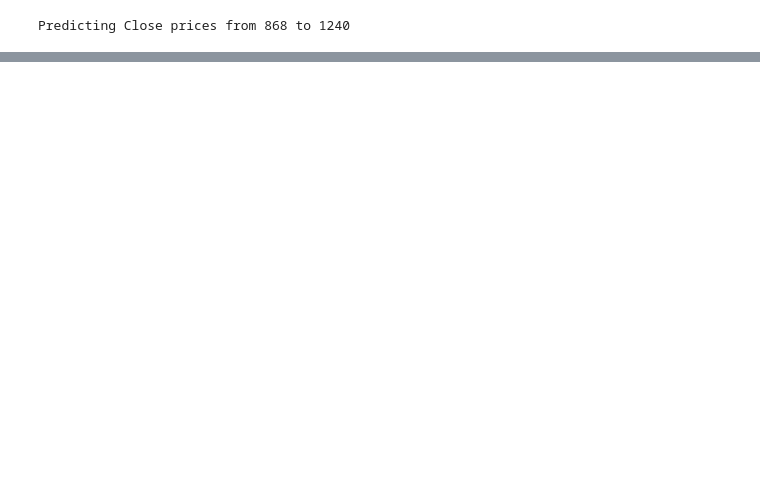
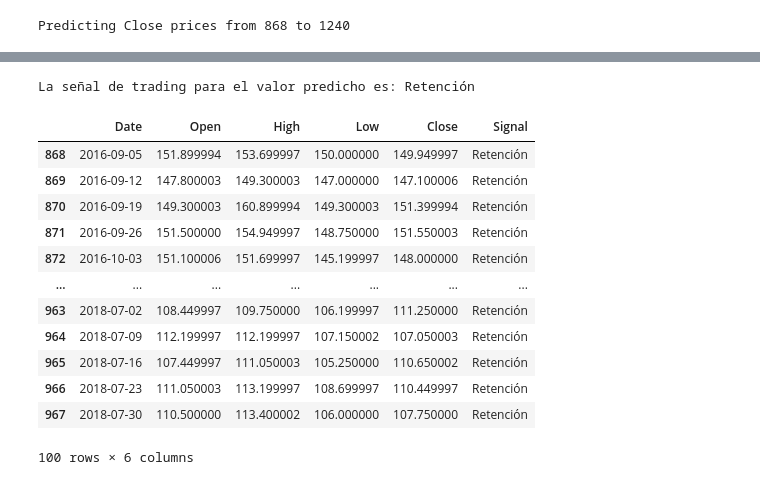
Before and after one commit to kevinalexis1/Chaos-Coders, a Jupyter notebook: HMC_coffe_ary.ipynb, the cells around one changed output, grey strips where cells are left out. Saved outputs shown, nothing was run; the diff lists cells and outputs as text; code cells hidden in the pictures; blank space fills up the shorter version.

```diff
--- a/HMC_coffe_ary.ipynb
+++ b/HMC_coffe_ary.ipynb
@@ -166,0 +236,59 @@ error_10days
+# %%
+# Inicializa una lista para almacenar las señales
+trade_signals = []
+
+# Define umbrales
+buy_threshold = 0.044592
+sell_threshold = -0.042083
+# Todo lo demás se considerará una señal de retención
+
+# Generar señales de trading
+for i in range(1, len(actual_close_prices)):
+    real_close_price_prev_day = actual_close_prices[i - 1]
+    predicted_close_price_today = actual_close_prices[i]
+
+    # Calcula el cambio fraccional predicho
+    predicted_frac_change = (predicted_close_price_today - real_close_price_prev_day) / real_close_price_prev_day
+
+    # Genera señales de trading
+    if predicted_frac_change > buy_threshold:
+        trade_signals.append('Compra')
+    elif predicted_frac_change < sell_threshold:
+        trade_signals.append('Venta')
+    else:
+        trade_signals.append('Retención')
+
+# Agrega una señal de 'Retención' para el primer día
+trade_signals.insert(0, 'Retención')
+# %%
+# Calculate the predicted fractional change
+predicted_frac_change = (next_day_predicted_price - test_data['Close'].iloc[-1]) / test_data['Close'].iloc[-1]
+
+if predicted_frac_change > buy_threshold:
+    trade_signal = 'Compra'
+elif predicted_frac_change < sell_threshold:
+    trade_signal = 'Venta'
+else:
+    trade_signal = 'Retención'
+
+print(f'La señal de trading para el valor predicho es: {trade_signal}')
+# %% [output]
+La señal de trading para el valor predicho es: Retención
+# %%
+data_change = test_data.copy()
+data_change['Signal'] = trade_signals
+data_change.head(100)
+# %% [output]
+|  | Date | Open | High | Low | Close | Signal |
+| 868 | 2016-09-05 | 151.899994 | 153.699997 | 150.000000 | 149.949997 | Retención |
+| 869 | 2016-09-12 | 147.800003 | 149.300003 | 147.000000 | 147.100006 | Retención |
+| 870 | 2016-09-19 | 149.300003 | 160.899994 | 149.300003 | 151.399994 | Retención |
+| 871 | 2016-09-26 | 151.500000 | 154.949997 | 148.750000 | 151.550003 | Retención |
+| 872 | 2016-10-03 | 151.100006 | 151.699997 | 145.199997 | 148.000000 | Retención |
+| ... | ... | ... | ... | ... | ... | ... |
+| 963 | 2018-07-02 | 108.449997 | 109.750000 | 106.199997 | 111.250000 | Retención |
+| 964 | 2018-07-09 | 112.199997 | 112.199997 | 107.150002 | 107.050003 | Retención |
+| 965 | 2018-07-16 | 107.449997 | 111.050003 | 105.250000 | 110.650002 | Retención |
+| 966 | 2018-07-23 | 111.050003 | 113.199997 | 108.699997 | 110.449997 | Retención |
+| 967 | 2018-07-30 | 110.500000 | 113.400002 | 106.000000 | 107.750000 | Retención |
+100 rows × 6 columns
```
Also changed, not shown: parts of 15 cells of this notebook.
